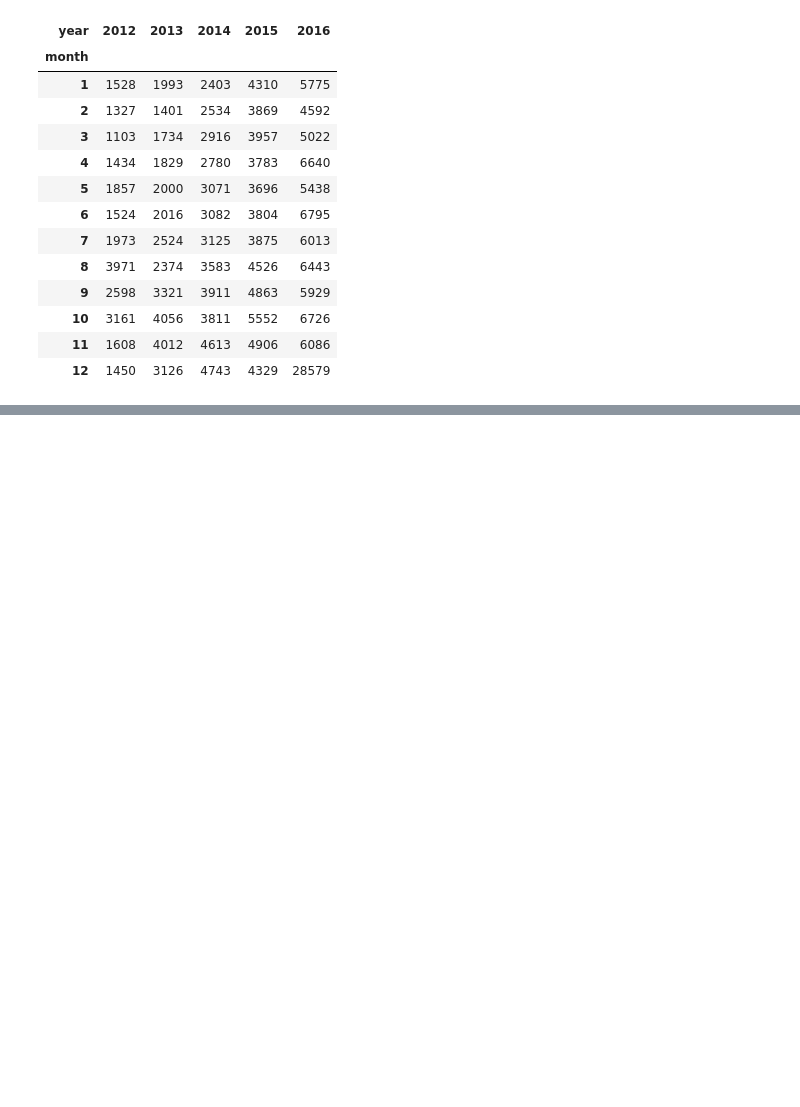
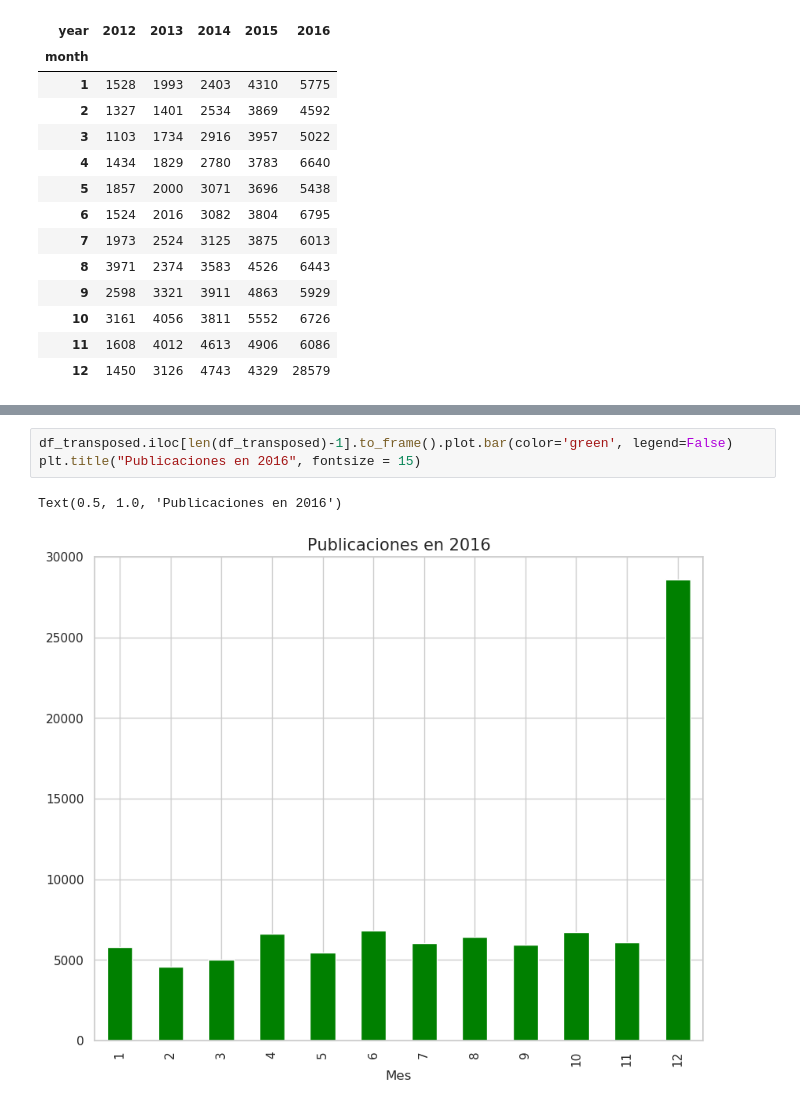
Before and after one commit to sebapenna/OrganizacionDeDatos, a Jupyter notebook: Analisis Fecha Publicaciones.ipynb, the cells around one changed output, grey strips where cells are left out. Saved outputs shown, nothing was run; the diff lists cells and outputs as text; blank space fills up the shorter version.

```diff
--- a/Analisis Fecha Publicaciones.ipynb
+++ b/Analisis Fecha Publicaciones.ipynb
@@ -199,0 +205,6 @@ Text(0, 0.5, 'Cantidad de Publicaciones')
+# %%
+df_transposed.iloc[len(df_transposed)-1].to_frame().plot.bar(color='green', legend=False)
+plt.title("Publicaciones en 2016", fontsize = 15)
+# %% [output]
+Text(0.5, 1.0, 'Publicaciones en 2016')
+[figure, added]
```
Also changed, not shown: parts of 9 cells of this notebook.
